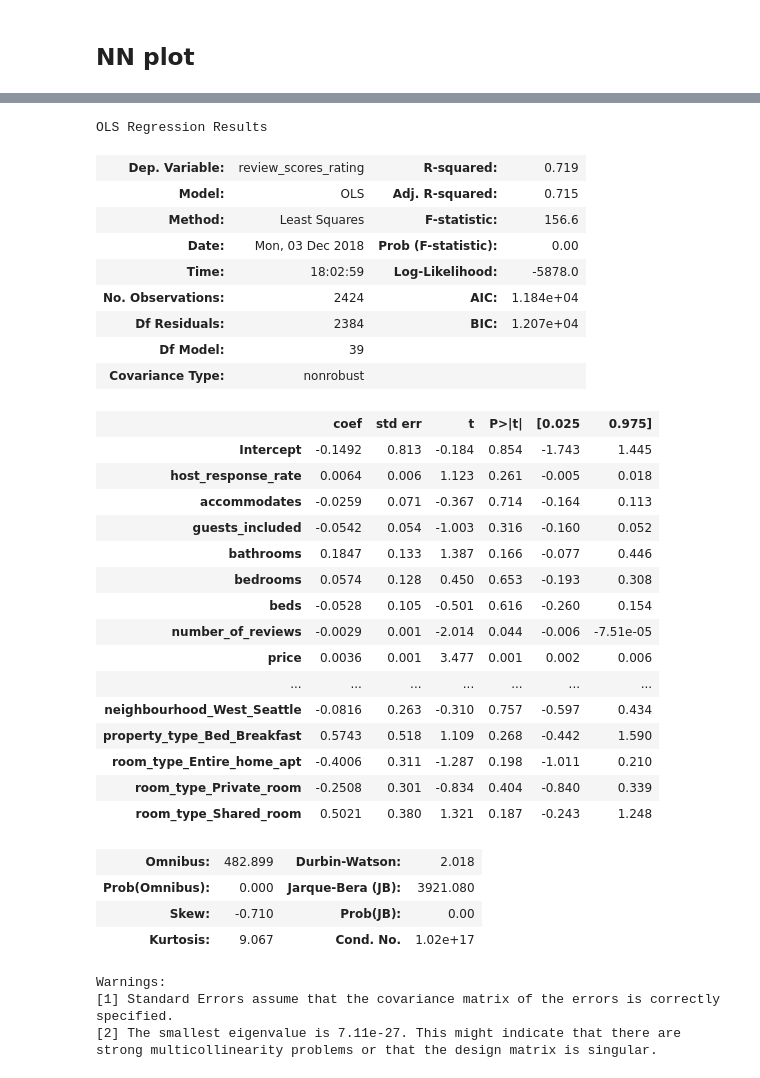
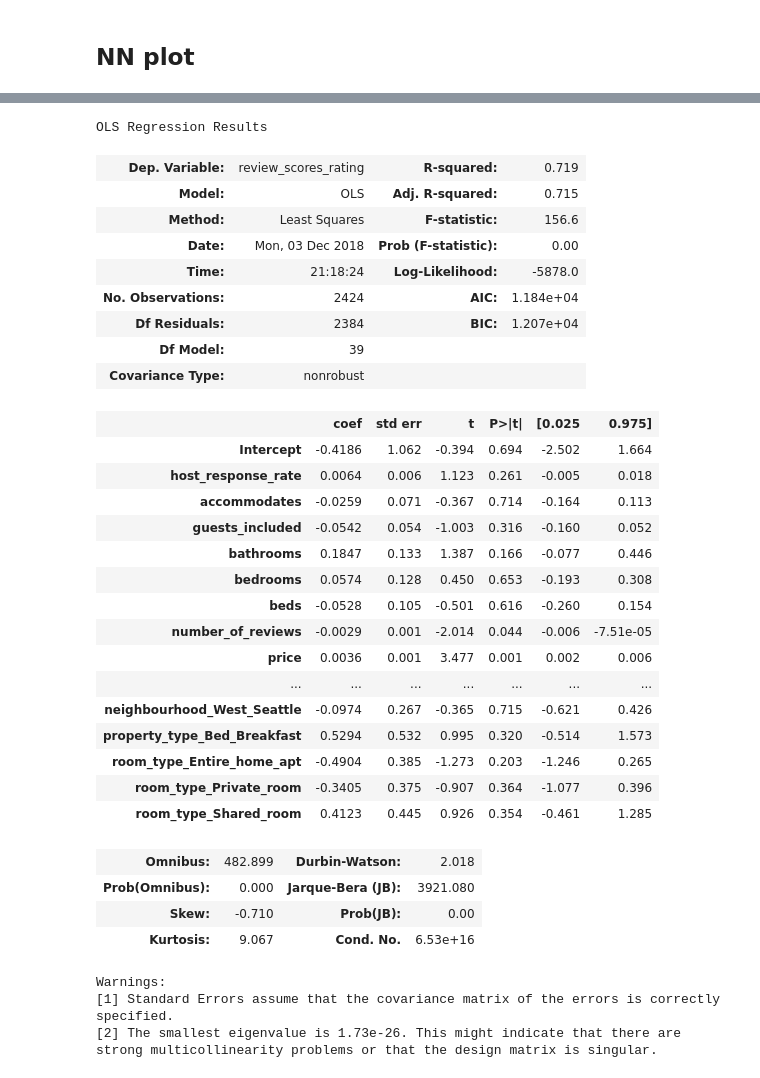
Before and after one commit to joshkeating/inf370-final-project, a Jupyter notebook: analysis.ipynb, the cells around one changed output, grey strips where cells are left out. Cells and saved outputs as stored; diff of their text form; code cells hidden in the pictures.

Commit message:
clean

```diff
--- a/analysis.ipynb
+++ b/analysis.ipynb
@@ -266,23 +241,23 @@ plt.show()
 # %%
 review_data = airbnb_data_dummies[airbnb_data_dummies.number_of_reviews > 3]
 # %%
-formula = 'review_scores_rating ~ host_response_rate + accommodates + guests_included + bathrooms + bedrooms + beds + number_of_reviews + price + review_scores_accuracy + review_scores_cleanliness + review_scores_checkin + review_scores_communication + review_scores_location + review_scores_value + score + host_is_superhost_f + host_is_superhost_t + neighbourhood_Ballard  + neighbourhood_Cascade  + neighbourhood_Delridge + neighbourhood_Downtown + neighbourhood_Interbay + neighbourhood_Magnolia + neighbourhood_Northgate + property_type_Apartment  + property_type_Condominium + property_type_House + property_type_Loft + property_type_Townhouse + neighbourhood_Beacon_Hill + neighbourhood_Capitol_Hill + neighbourhood_Central_Area + neighbourhood_Lake_City + neighbourhood_Other_neighborhoods + neighbourhood_Queen_Anne + neighbourhood_Rainier_Valley + neighbourhood_Seward_Park + neighbourhood_University_District + neighbourhood_West_Seattle + property_type_Bed_Breakfast + room_type_Entire_home_apt + room_type_Private_room + room_type_Shared_room'
+formula = 'review_scores_rating ~ host_response_rate + accommodates + guests_included + bathrooms + bedrooms + beds + number_of_reviews + price + review_scores_accuracy + review_scores_cleanliness + review_scores_checkin + review_scores_communication + review_scores_location + review_scores_value + score + host_is_superhost + neighbourhood_Ballard  + neighbourhood_Cascade  + neighbourhood_Delridge + neighbourhood_Downtown + neighbourhood_Interbay + neighbourhood_Magnolia + neighbourhood_Northgate + property_type_Apartment  + property_type_Condominium + property_type_House + property_type_Loft + property_type_Townhouse + neighbourhood_Beacon_Hill + neighbourhood_Capitol_Hill + neighbourhood_Central_Area + neighbourhood_Lake_City + neighbourhood_Other_neighborhoods + neighbourhood_Queen_Anne + neighbourhood_Rainier_Valley + neighbourhood_Seward_Park + neighbourhood_University_District + neighbourhood_West_Seattle + property_type_Bed_Breakfast + room_type_Entire_home_apt + room_type_Private_room + room_type_Shared_room'
 
 mod1 = smf.ols(formula=formula, data=review_data).fit()
 mod1.summary()
 # %% [output]
 OLS Regression Results
 | Dep. Variable: | review_scores_rating | R-squared: | 0.719 |
 | Model: | OLS | Adj. R-squared: | 0.715 |
 | Method: | Least Squares | F-statistic: | 156.6 |
 | Date: | Mon, 03 Dec 2018 | Prob (F-statistic): | 0.00 |
-| Time: | 18:02:59 | Log-Likelihood: | -5878.0 |
+| Time: | 21:18:24 | Log-Likelihood: | -5878.0 |
 | No. Observations: | 2424 | AIC: | 1.184e+04 |
 | Df Residuals: | 2384 | BIC: | 1.207e+04 |
 | Df Model: | 39 |  |  |
 | Covariance Type: | nonrobust |  |  |
 |  | coef | std err | t | P>|t| | [0.025 | 0.975] |
-| Intercept | -0.1492 | 0.813 | -0.184 | 0.854 | -1.743 | 1.445 |
+| Intercept | -0.4186 | 1.062 | -0.394 | 0.694 | -2.502 | 1.664 |
 | host_response_rate | 0.0064 | 0.006 | 1.123 | 0.261 | -0.005 | 0.018 |
 | accommodates | -0.0259 | 0.071 | -0.367 | 0.714 | -0.164 | 0.113 |
 | guests_included | -0.0542 | 0.054 | -1.003 | 0.316 | -0.160 | 0.052 |
@@ -292,18 +267,18 @@ OLS Regression Results
 | number_of_reviews | -0.0029 | 0.001 | -2.014 | 0.044 | -0.006 | -7.51e-05 |
 | price | 0.0036 | 0.001 | 3.477 | 0.001 | 0.002 | 0.006 |
 | ... | ... | ... | ... | ... | ... | ... |
-| neighbourhood_West_Seattle | -0.0816 | 0.263 | -0.310 | 0.757 | -0.597 | 0.434 |
-| property_type_Bed_Breakfast | 0.5743 | 0.518 | 1.109 | 0.268 | -0.442 | 1.590 |
-| room_type_Entire_home_apt | -0.4006 | 0.311 | -1.287 | 0.198 | -1.011 | 0.210 |
-| room_type_Private_room | -0.2508 | 0.301 | -0.834 | 0.404 | -0.840 | 0.339 |
-| room_type_Shared_room | 0.5021 | 0.380 | 1.321 | 0.187 | -0.243 | 1.248 |
+| neighbourhood_West_Seattle | -0.0974 | 0.267 | -0.365 | 0.715 | -0.621 | 0.426 |
+| property_type_Bed_Breakfast | 0.5294 | 0.532 | 0.995 | 0.320 | -0.514 | 1.573 |
+| room_type_Entire_home_apt | -0.4904 | 0.385 | -1.273 | 0.203 | -1.246 | 0.265 |
+| room_type_Private_room | -0.3405 | 0.375 | -0.907 | 0.364 | -1.077 | 0.396 |
+| room_type_Shared_room | 0.4123 | 0.445 | 0.926 | 0.354 | -0.461 | 1.285 |
 | Omnibus: | 482.899 | Durbin-Watson: | 2.018 |
 | Prob(Omnibus): | 0.000 | Jarque-Bera (JB): | 3921.080 |
 | Skew: | -0.710 | Prob(JB): | 0.00 |
-| Kurtosis: | 9.067 | Cond. No. | 1.02e+17 |
+| Kurtosis: | 9.067 | Cond. No. | 6.53e+16 |
 Warnings:
 [1] Standard Errors assume that the covariance matrix of the errors is correctly specified.
-[2] The smallest eigenvalue is 7.11e-27. This might indicate that there are
+[2] The smallest eigenvalue is 1.73e-26. This might indicate that there are
 strong multicollinearity problems or that the design matrix is singular.
 # %%
 review_data = review_data.drop('review_scores_accuracy',1)
```
Also changed, not shown: parts of 14 cells of this notebook.
